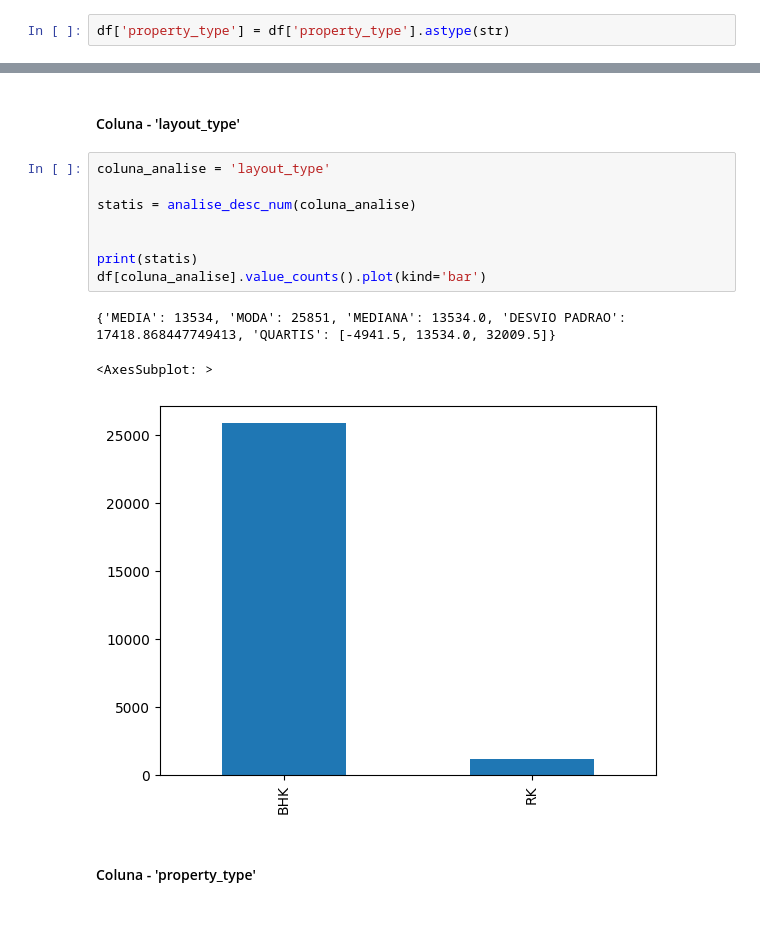
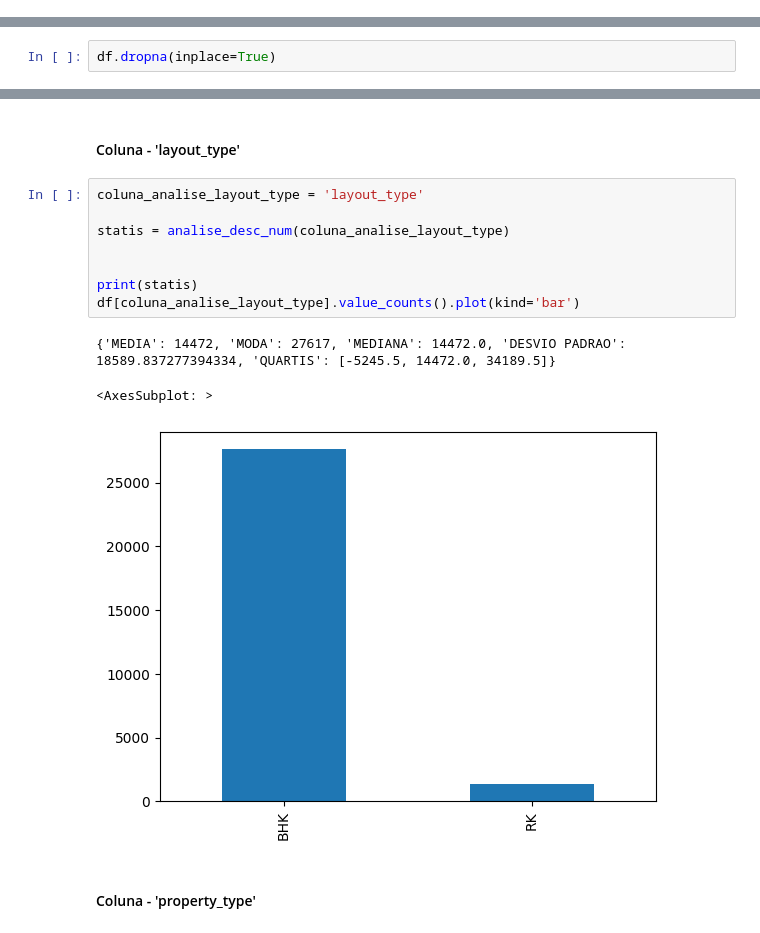
Before and after one commit to Felipanjos/a3_big_data_2022.2-, a Jupyter notebook: notebook.ipynb, the cells around one changed output, grey strips where cells are left out. Saved outputs shown, nothing was run; the diff lists cells and outputs as text.

```diff
--- a/notebook.ipynb
+++ b/notebook.ipynb
@@ -26,2 +47,0 @@ df = pd.concat([chennai_df, hyderabad_df, kolkata_df])
-# %%
-df['property_type'] = df['property_type'].astype(str)
@@ -41 +94,3 @@ drop_null_rows(list(df.columns))
+# %%
+df.dropna(inplace=True)
 # %% [markdown]
@@ -126,17 +169,17 @@ df[coluna_analise].value_counts().plot(kind='bar')
 # %% [markdown]
 #### Coluna - 'layout_type'
 # %%
-coluna_analise = 'layout_type'
+coluna_analise_layout_type = 'layout_type'
 
-statis = analise_desc_num(coluna_analise)
+statis = analise_desc_num(coluna_analise_layout_type)
 
 
 print(statis)
-df[coluna_analise].value_counts().plot(kind='bar')
+df[coluna_analise_layout_type].value_counts().plot(kind='bar')
 # %% [output]
-{'MEDIA': 13534, 'MODA': 25851, 'MEDIANA': 13534.0, 'DESVIO PADRAO': 17418.868447749413, 'QUARTIS': [-4941.5, 13534.0, 32009.5]}
+{'MEDIA': 14472, 'MODA': 27617, 'MEDIANA': 14472.0, 'DESVIO PADRAO': 18589.837277394334, 'QUARTIS': [-5245.5, 14472.0, 34189.5]}
 <AxesSubplot: >
-[figure, old version]
+[figure, new version]
 # %% [markdown]
 #### Coluna - 'property_type'
 # %%
```
Also changed, not shown: parts of 41 cells of this notebook.
